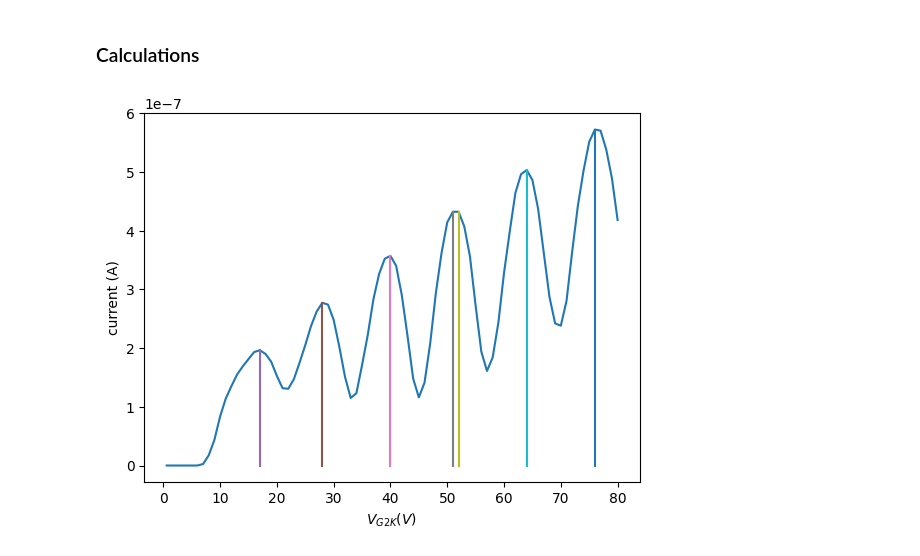
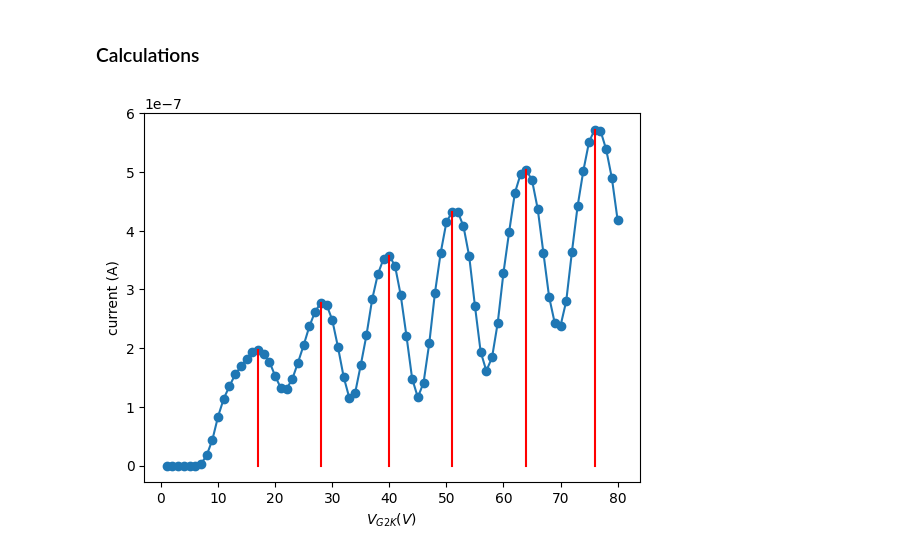
Before and after one commit to pranav-joshi-iitgn/UGSL, a Jupyter notebook: Frank.ipynb, the cells around one changed output. Cells and saved outputs as stored; diff of their text form; code cells hidden in the pictures.

```diff
--- a/Frank.ipynb
+++ b/Frank.ipynb
@@ -96,17 +7,25 @@ M = [
+# %%
+M = read_csv("data.csv")
+M = M.values
 # %% [markdown]
 ### Calculations
 # %%
-V = [M[i][0] for i in range(len(M))]
-I = [M[i][1] for i in range(len(M))]
-plot(V,I)
+V = M[:,0]
+I = M[:,1]
+plot(V,I,'-o')
 xlabel(r"$V_{G2K} (V)$ ")
 ylabel("current (A)")
 
-Peaks = [i for i in range(1,len(I)-1) if I[i] >= max(I[i-1],I[i+1])]
-MP = [M[i] for i in Peaks]
+allowed_error = 1e-9
+
+Peaks = [
+    i for i in range(1,len(I)-1)
+    if I[i] - I[i-1] >= allowed_error and I[i] - I[i+1] >= 0
+    ]
+MP = M[Peaks]
 
 for X in MP:
     x,y = X
-    plot([x,x],[0,y])
+    plot([x,x],[0,y],"r")
 # %% [output]
-[figure, old version]
+[figure, new version]
```
Also changed, not shown: parts of 13 cells of this notebook.
